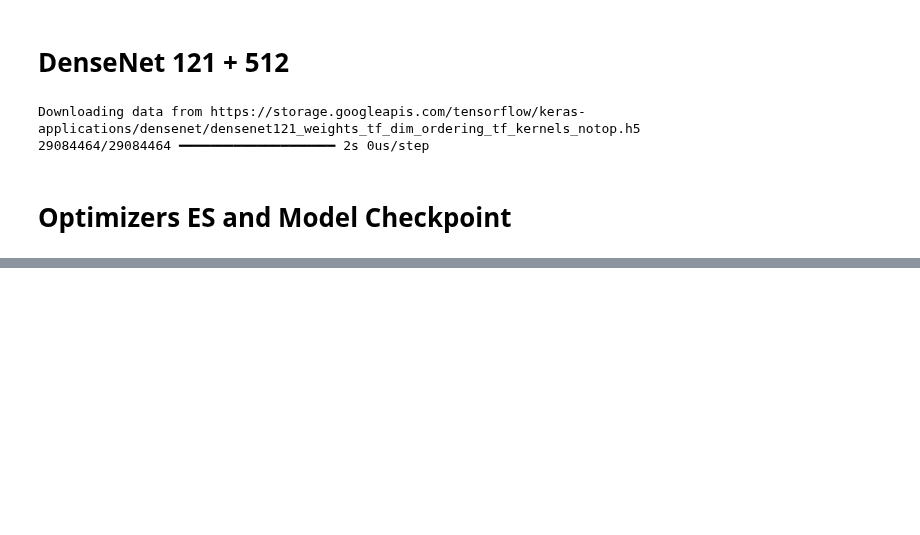
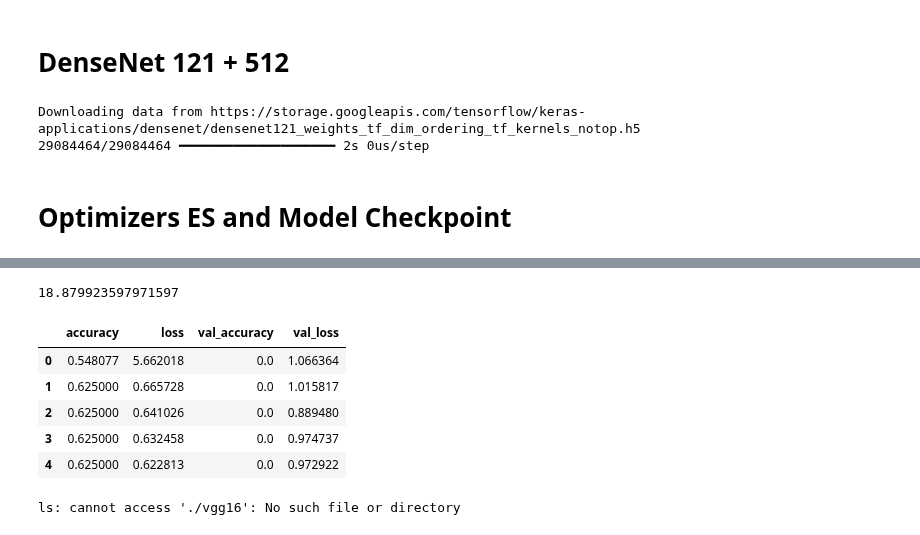
Before and after one commit to kiboiWanjohi/mammo, a Jupyter notebook: MIAS_DenseNet_Version_II_Colab.ipynb, the cells around one changed output, grey strips where cells are left out. Drawn from its saved outputs; the diff is of its cells as text; code cells hidden in the pictures; blank space fills up the shorter version.

```diff
--- a/MIAS_DenseNet_Version_II_Colab.ipynb
+++ b/MIAS_DenseNet_Version_II_Colab.ipynb
@@ -725,0 +745,21 @@ Received: inputs=Tensor(shape=(None, 256, 256, 3))
+# %%
+vgg16_train_time
+# %% [output]
+18.879923597971597
+# %%
+vgg16_train_history = pd.DataFrame(history_16.history)
+file_name = "vgg_16_history.csv"
+vgg16_train_history.to_csv(file_name)
+# %%
+vgg16_train_history.head()
+# %% [output]
+|  | accuracy | loss | val_accuracy | val_loss |
+| 0 | 0.548077 | 5.662018 | 0.0 | 1.066364 |
+| 1 | 0.625000 | 0.665728 | 0.0 | 1.015817 |
+| 2 | 0.625000 | 0.641026 | 0.0 | 0.889480 |
+| 3 | 0.625000 | 0.632458 | 0.0 | 0.974737 |
+| 4 | 0.625000 | 0.622813 | 0.0 | 0.972922 |
+# %%
+ls "./vgg16"
+# %% [output]
+ls: cannot access './vgg16': No such file or directory
```
Also changed, not shown: parts of 4 cells of this notebook.
